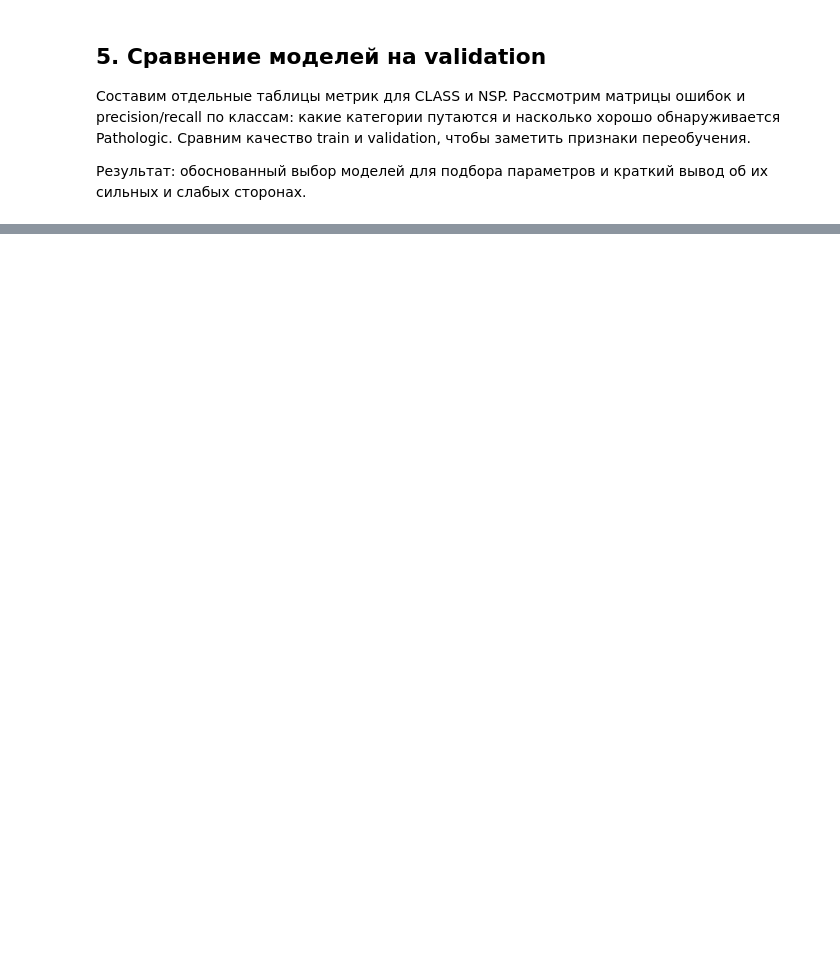
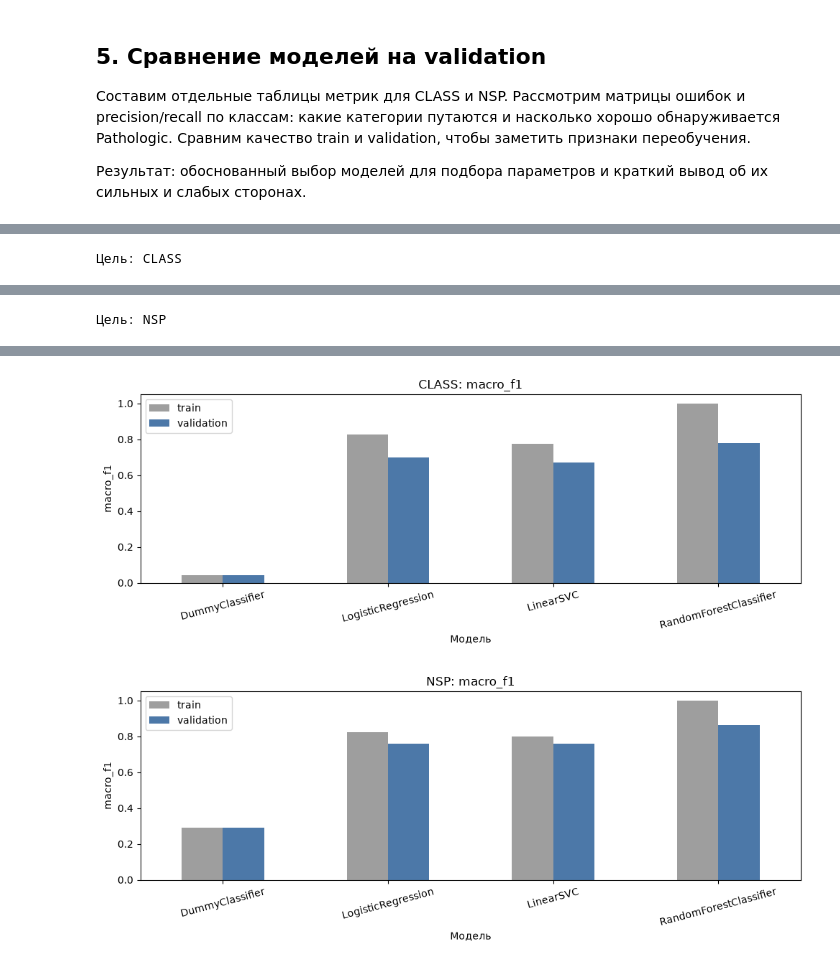
Before and after one commit to headsoft-mikhail/netology-aiepro-ml-classifier-demo, a Jupyter notebook: experiments/notebooks/03_classical_models.ipynb, the cells around one changed output, grey strips where cells are left out. Drawn from its saved outputs; the diff is of its cells as text; code cells hidden in the pictures; blank space fills up the shorter version.

Commit message:
Complete classical model experiments and plan neural classifiers

```diff
--- a/experiments/notebooks/03_classical_models.ipynb
+++ b/experiments/notebooks/03_classical_models.ipynb
@@ -25,2 +250,25 @@ Train используется для обучения, validation — для с
 
 Результат: исходный уровень качества, с которым сравниваются обучаемые классификаторы.
+# %%
+from sklearn.dummy import DummyClassifier
+from sklearn.pipeline import Pipeline
+from sklearn.preprocessing import StandardScaler
+
+trained_models = {}
+model_evaluations = {}
+run_ids = {}
+
+for target in ClassificationTarget:
+    model = Pipeline([
+        ("scaler", StandardScaler()),
+        ("classifier", DummyClassifier(strategy="most_frequent", random_state=settings.random_state)),
+    ])
+    key = (target, "DummyClassifier")
+    trained_models[key], model_evaluations[key], run_ids[key] = train_and_log_classifier(
+        model, target, f"{target.value}_DummyClassifier",
+    )
+
+display(pd.DataFrame([
+    {"Цель": target.value, "Модель": name, **evaluation["validation"].metrics}
+    for (target, name), evaluation in model_evaluations.items()
+])[["Цель", "Модель", "accuracy", "macro_f1", "weighted_f1"]].round(4))
@@ -44,0 +385,22 @@ Train используется для обучения, validation — для с
+# %%
+comparison_results = initial_results.copy()
+comparison_results["f1_gap"] = comparison_results["train_macro_f1"] - comparison_results["validation_macro_f1"]
+for target in ClassificationTarget:
+    print(f"Цель: {target.value}")
+    display(comparison_results.loc[comparison_results["Цель"].eq(target.value)]
+            .sort_values("validation_macro_f1", ascending=False).round(4))
+import matplotlib.pyplot as plt
+
+for target in ClassificationTarget:
+    results = comparison_results.loc[comparison_results["Цель"].eq(target.value)].set_index("Модель")
+    for metric in ["macro_f1"]:
+        ax = results[[f"train_{metric}", f"validation_{metric}"]].rename(
+            columns={f"train_{metric}": "train", f"validation_{metric}": "validation"},
+        ).plot.bar(figsize=(10, 4), color=["#9e9e9e", "#4c78a8"], rot=15)
+        ax.set_title(f"{target.value}: {metric}")
+        ax.set_ylim(0, 1.05)
+        ax.set_ylabel(metric)
+        ax.figure.tight_layout()
+        plt.show()
+# %% [output]
+Цель: CLASS
@@ -44,0 +412 @@ Train используется для обучения, validation — для с
+Цель: NSP
@@ -44,0 +418,2 @@ Train используется для обучения, validation — для с
+[figure, added]
+[figure, added]
```
Also changed, not shown: parts of 51 cells of this notebook, 9 other files.
